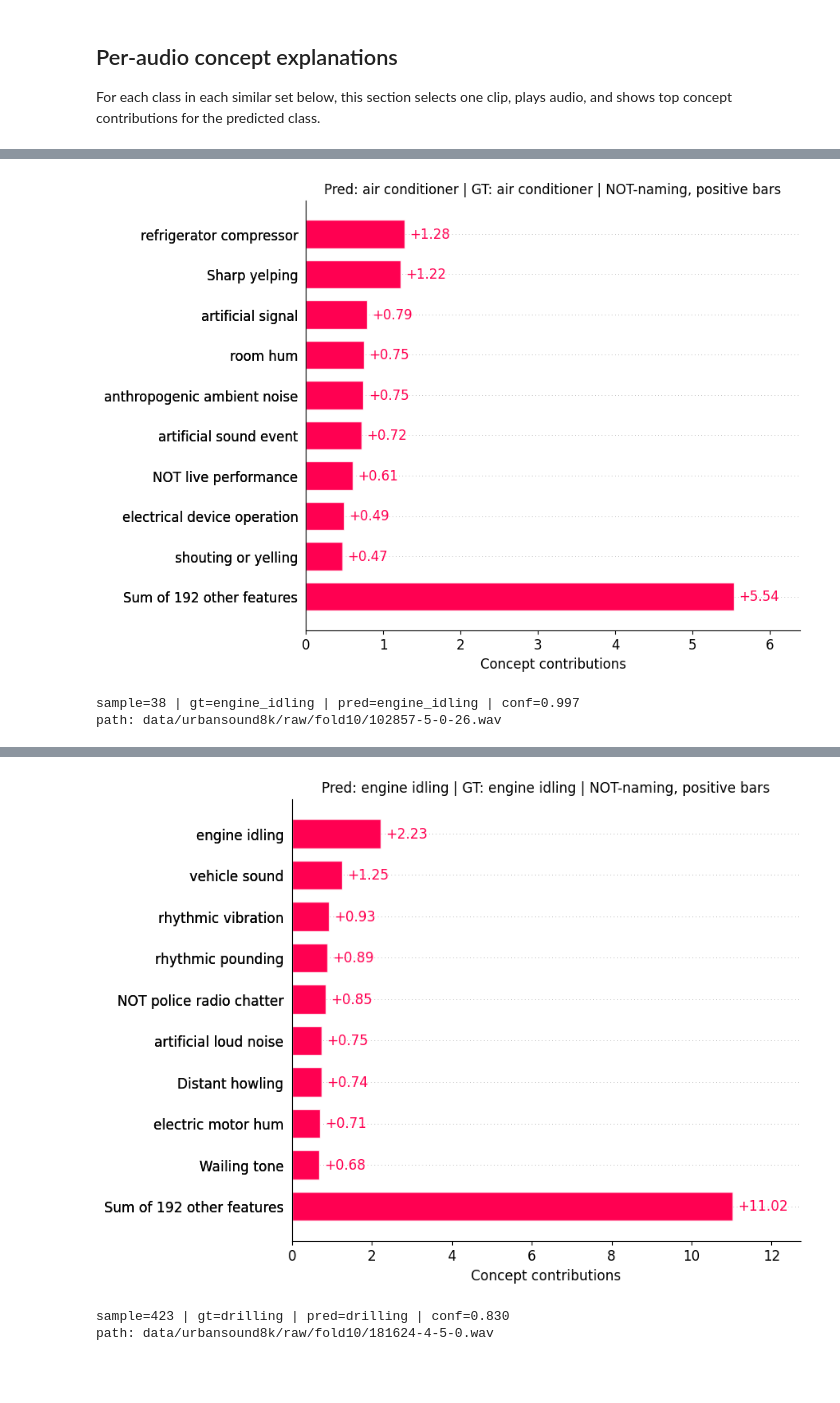
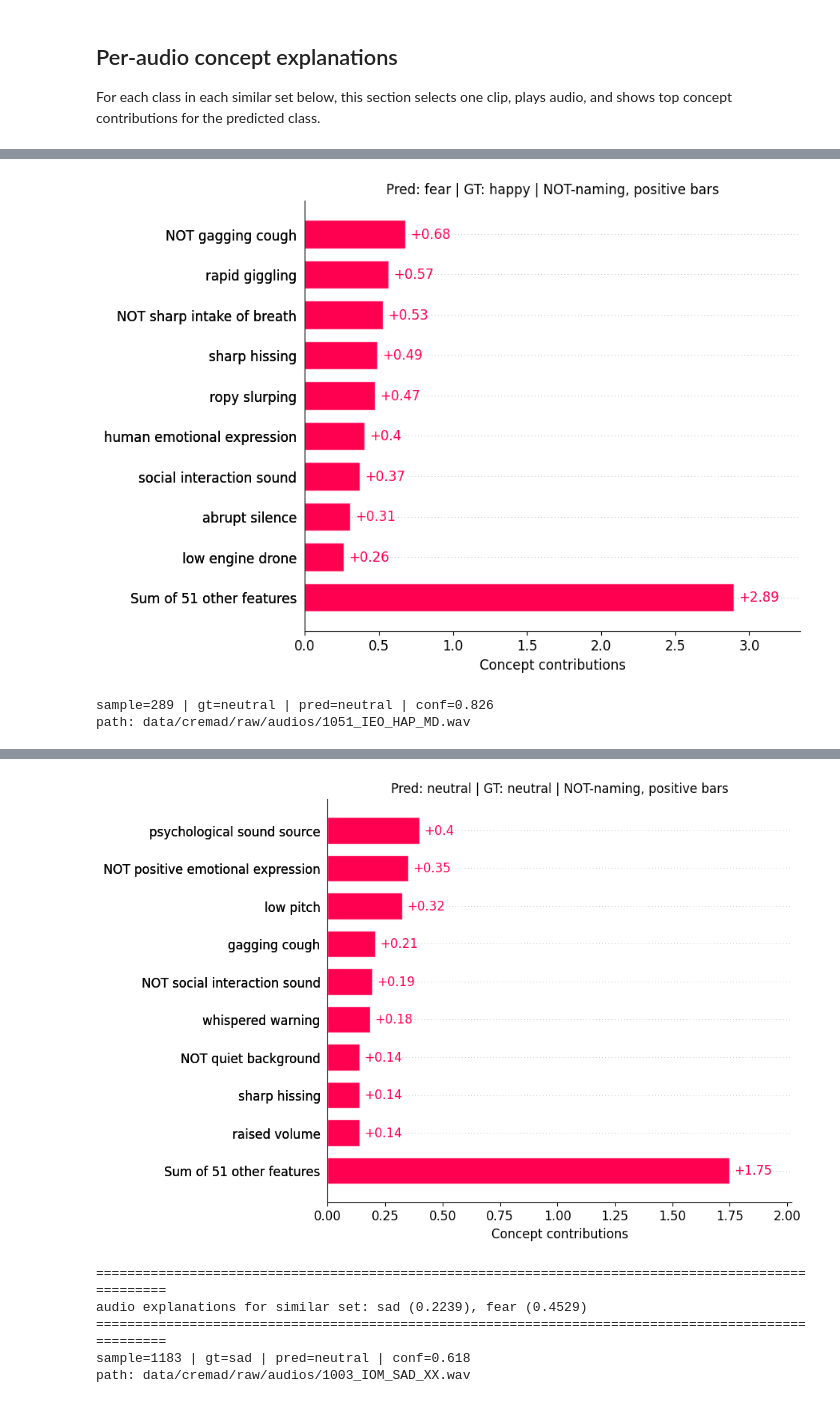
Before and after one commit to Adam-Ousse/Label-free-CBM-Audio, a Jupyter notebook: evaluate_cbm_urbansound8k.ipynb, the cells around one changed output, grey strips where cells are left out. Cells and saved outputs as stored; diff of their text form; code cells hidden in the pictures; blank space fills up the shorter version.

Commit message:
add cremad dataset/model

```diff
--- a/evaluate_cbm_urbansound8k.ipynb
+++ b/evaluate_cbm_urbansound8k.ipynb
@@ -39,9 +39,9 @@ torch.manual_seed(0)
 device = "cuda" if torch.cuda.is_available() else "cpu"
 
 model_root = Path("saved_models")
-auto_candidates = sorted(model_root.glob("urbansound8k_cbm_*"))
+auto_candidates = sorted(model_root.glob("cremad_cbm_*"))
 if len(auto_candidates) == 0:
-    raise FileNotFoundError("No UrbanSound8K CBM checkpoints found under saved_models/urbansound8k_cbm_*")
+    raise FileNotFoundError("No CREMA-D CBM checkpoints found under saved_models/cremad_cbm_*")
 
 # set this manually if you want a specific checkpoint
 load_dir = str(auto_candidates[-1])
@@ -49,10 +49,10 @@ print(load_dir)
 with open(os.path.join(load_dir, "args.txt"), "r", encoding="utf-8") as f:
     args = json.load(f)
 
-if args.get("dataset") != "urbansound8k":
-    raise ValueError(f"Expected UrbanSound8K checkpoint, got dataset={args.get('dataset')}")
+if args.get("dataset") != "cremad":
+    raise ValueError(f"Expected CREMA-D checkpoint, got dataset={args.get('dataset')}")
 
-classes = data_utils.get_dataset_classes("urbansound8k")
+classes = data_utils.get_dataset_classes("cremad")
 class_to_idx = {name: i for i, name in enumerate(classes)}
 idx_to_class = {i: name for name, i in class_to_idx.items()}
 
@@ -61,8 +61,8 @@ with open(os.path.join(load_dir, "concepts.txt"), "r", encoding="utf-8") as f:
 
 model = cbm.load_cbm(load_dir, device).to(device).eval()
 
-eval_split = args.get("test_split") or "fold10_test"
-eval_dataset = data_utils.get_audio_dataset("urbansound8k", eval_split)
+eval_split = args.get("test_split") or "test"
+eval_dataset = data_utils.get_audio_dataset("cremad", eval_split)
 
 print(f"Checkpoint: {load_dir}")
 print(f"Device: {device}")
@@ -129,19 +129,15 @@ def build_class_index(dataset):
 indices_by_class_idx = build_class_index(eval_dataset)
 
 CLASS_ACC_HINT = {
-    "air_conditioner": 0.80,
-    "engine_idling": 0.87,
-    "drilling": 0.81,
-    "jackhammer": 0.99,
-    "siren": 0.77,
-    "car_horn": 0.97,
-    "gun_shot": 0.97,
+    "happy": 0.4474,
+    "neutral": 0.8608,
+    "sad": 0.2239,
+    "fear": 0.4529,
 }
 
 SIMILAR_CLASS_SETS = [
-    ["air_conditioner", "engine_idling", "drilling"],
-    ["jackhammer", "drilling"],
-    ["siren", "car_horn", "gun_shot"],
+    ["happy", "neutral"],
+    ["sad", "fear"],
 ]
 
 # true: use NOT concept names and force positive bars
@@ -150,10 +146,10 @@ USE_NOT_FEATURE_NAMING = True
 for group in SIMILAR_CLASS_SETS:
     missing = [c for c in group if c not in class_to_idx]
     if missing:
-        raise ValueError(f"Missing classes in UrbanSound8K labels: {missing}")
+        raise ValueError(f"Missing classes in CREMA-D labels: {missing}")
 
 def _format_group(group):
-    return ", ".join([f"{_pretty(c)} ({CLASS_ACC_HINT.get(c, 0.0):.2f})" for c in group])
+    return ", ".join([f"{_pretty(c)} ({CLASS_ACC_HINT.get(c, 0.0):.4f})" for c in group])
 
 def show_audio_explanation(sample_idx, max_concepts=10):
     sample = eval_dataset[sample_idx]
@@ -219,9 +215,12 @@ path: data/urbansound8k/raw/fold10/189982-0-0-33.wav
 [interactive output not drawn]
-[figure, old version]
+[figure, new version]
-sample=38 | gt=engine_idling | pred=engine_idling | conf=0.997
-path: data/urbansound8k/raw/fold10/102857-5-0-26.wav
+sample=289 | gt=neutral | pred=neutral | conf=0.826
+path: data/cremad/raw/audios/1051_IEO_HAP_MD.wav
 [interactive output not drawn]
-[figure, old version]
+[figure, new version]
-sample=423 | gt=drilling | pred=drilling | conf=0.830
-path: data/urbansound8k/raw/fold10/181624-4-5-0.wav
+====================================================================================================
+audio explanations for similar set: sad (0.2239), fear (0.4529)
+====================================================================================================
+sample=1183 | gt=sad | pred=neutral | conf=0.618
+path: data/cremad/raw/audios/1003_IOM_SAD_XX.wav
 [interactive output not drawn]
```
Also changed, not shown: parts of 6 cells of this notebook, 20 other files.
